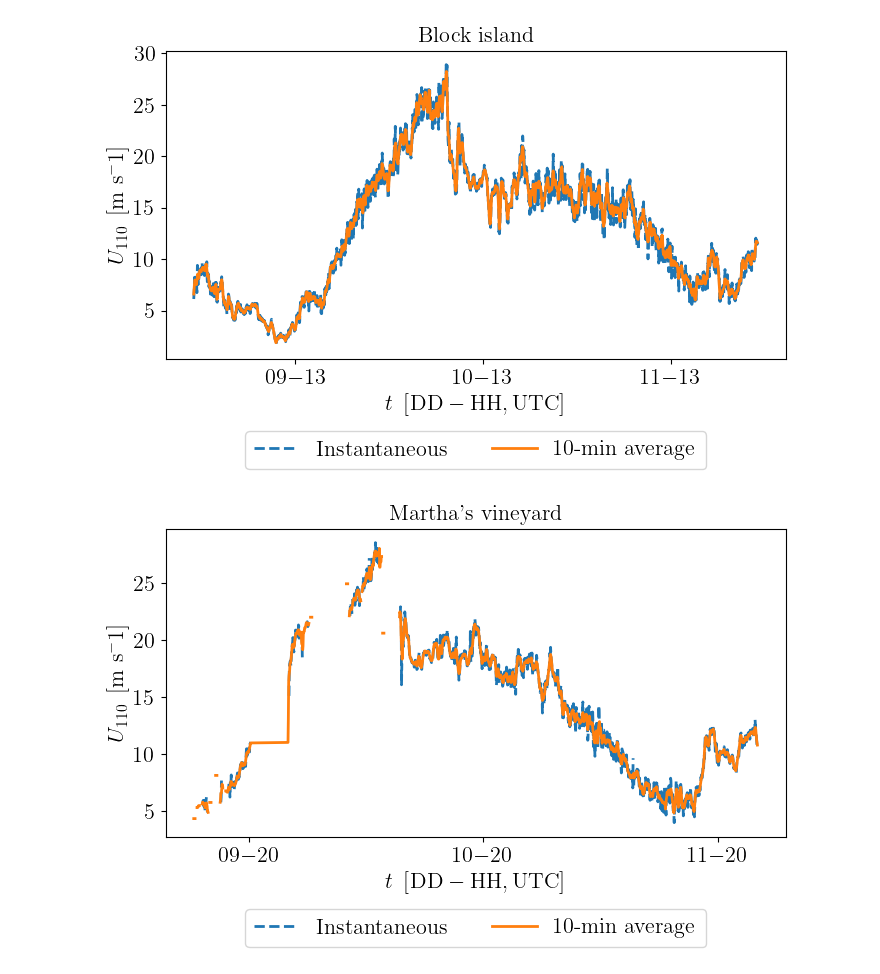
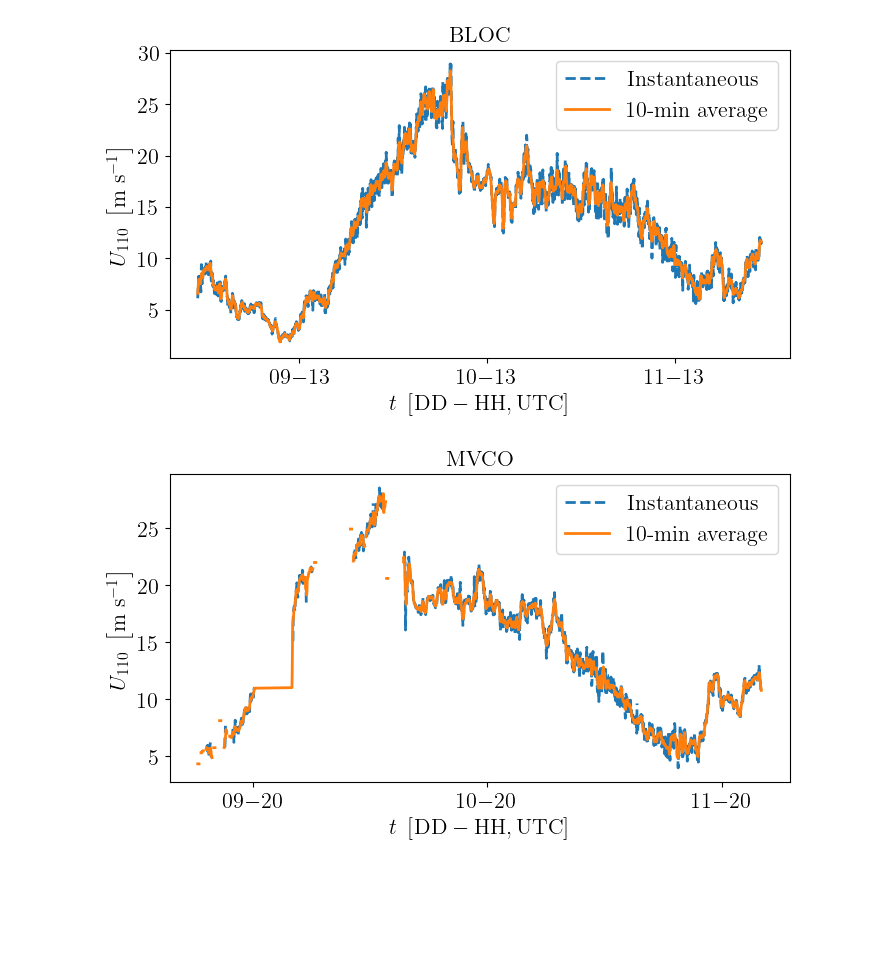
Before and after one commit to m-beshara/wfip3-noreaster-analysis, a Jupyter notebook: scripts/wfip3_analysis.ipynb, the cells around one changed output. Drawn from its saved outputs; the diff is of its cells as text; code cells hidden in the pictures; blank space fills up the shorter version.

```diff
--- a/scripts/wfip3_analysis.ipynb
+++ b/scripts/wfip3_analysis.ipynb
@@ -462,42 +716,42 @@ ax.xaxis_date()
 ax.xaxis.set_major_locator(mdates.HourLocator(interval=24))
 ax.xaxis.set_major_formatter(mdates.DateFormatter('%d-%H'))
 plt.xlabel(r'$t\ \left[\mathrm{DD-HH, UTC}\right]$', fontsize=16)
-plt.ylabel(rf'$U_{{{z_hub:.0f}}}\ \left[\mathrm{{m\ s}}^{-1}\right]$', fontsize=16)
-plt.title(r'Block island', fontsize=16)
+plt.ylabel(rf'$U_{{{z_hub:.0f}}}\ \left[\mathrm{{m\ s}}^{{-1}}\right]$', fontsize=16)
+plt.title(r'BLOC', fontsize=16)
 plt.tick_params(axis="both", labelsize=16)
-plt.legend(fontsize=16, loc='upper center', bbox_to_anchor=(0.5, -0.20), ncol=4)
+plt.legend(fontsize=16, loc='upper right')
 plt.savefig("10min_avg_BLOC.png", dpi=600, bbox_inches="tight")
 plt.show()
 
 plt.figure(figsize=(8, 4))
 plt.plot(all_t_MVCO, all_WS_hub_MVCO,       lw=2, ls='--', label="Instantaneous")
 plt.plot(all_t_MVCO, WS_10min_avg_hub_MVCO, lw=2, ls='-',  label="10-min average")
 ax = plt.gca()
 ax.xaxis_date()
 ax.xaxis.set_major_locator(mdates.HourLocator(interval=24))
 ax.xaxis.set_major_formatter(mdates.DateFormatter('%d-%H'))
 plt.xlabel(r'$t\ \left[\mathrm{DD-HH, UTC}\right]$', fontsize=16)
-plt.ylabel(rf'$U_{{{z_hub:.0f}}}\ \left[\mathrm{{m\ s}}^{-1}\right]$', fontsize=16)
-plt.title(r"Martha's vineyard", fontsize=16)
+plt.ylabel(rf'$U_{{{z_hub:.0f}}}\ \left[\mathrm{{m\ s}}^{{-1}}\right]$', fontsize=16)
+plt.title(r"MVCO", fontsize=16)
 plt.tick_params(axis="both", labelsize=16)
-plt.legend(fontsize=16, loc='upper center', bbox_to_anchor=(0.5, -0.20), ncol=4)
+plt.legend(fontsize=16, loc='upper right')
 plt.savefig("10min_avg_MVCO.png", dpi=600, bbox_inches="tight")
 plt.show()
 
 plt.figure(figsize=(8, 4))
 plt.plot(all_t_NANT, all_WS_hub_NANT,       lw=2, ls='--', label="Instantaneous")
 plt.plot(all_t_NANT, WS_10min_avg_hub_NANT, lw=2, ls='-',  label="10-min average")
 ax = plt.gca()
 ax.xaxis_date()
 ax.xaxis.set_major_locator(mdates.HourLocator(interval=24))
 ax.xaxis.set_major_formatter(mdates.DateFormatter('%d-%H'))
 plt.xlabel(r'$t\ \left[\mathrm{DD-HH, UTC}\right]$', fontsize=16)
-plt.ylabel(rf'$U_{{{z_hub:.0f}}}\ \left[\mathrm{{m\ s}}^{-1}\right]$', fontsize=16)
-plt.title(r'Nantucket', fontsize=16)
+plt.ylabel(rf'$U_{{{z_hub:.0f}}}\ \left[\mathrm{{m\ s}}^{{-1}}\right]$', fontsize=16)
+plt.title(r'NANT', fontsize=16)
 plt.tick_params(axis="both", labelsize=16)
-plt.legend(fontsize=16, loc='upper center', bbox_to_anchor=(0.5, -0.20), ncol=4)
+plt.legend(fontsize=16, loc='upper right')
 plt.savefig("10min_avg_NANT.png", dpi=600, bbox_inches="tight")
 plt.show()
 # %% [output]
-[figure, old version]
+[figure, new version]
-[figure, old version]
+[figure, new version]
```
Also changed, not shown: parts of 34 cells of this notebook.
